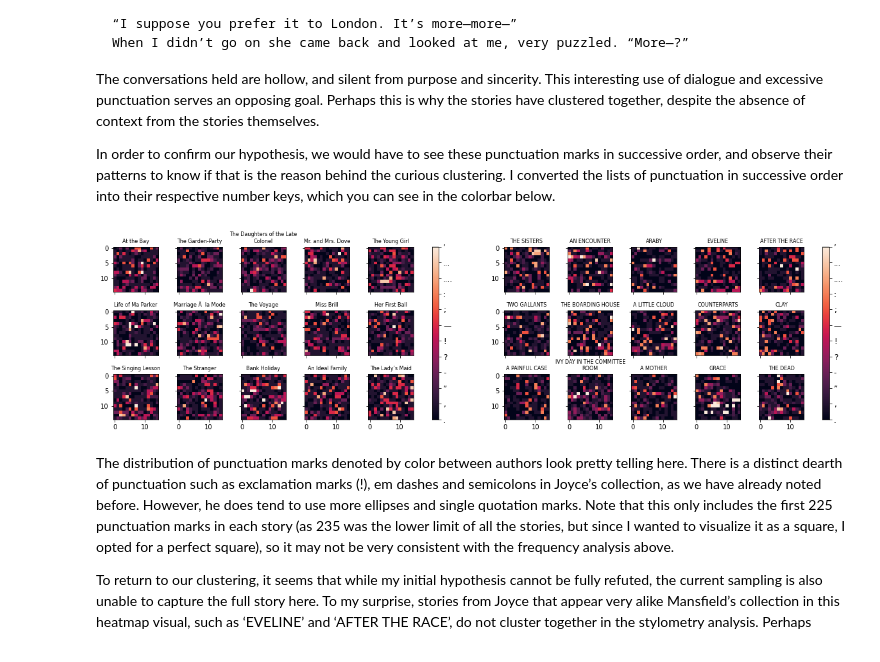
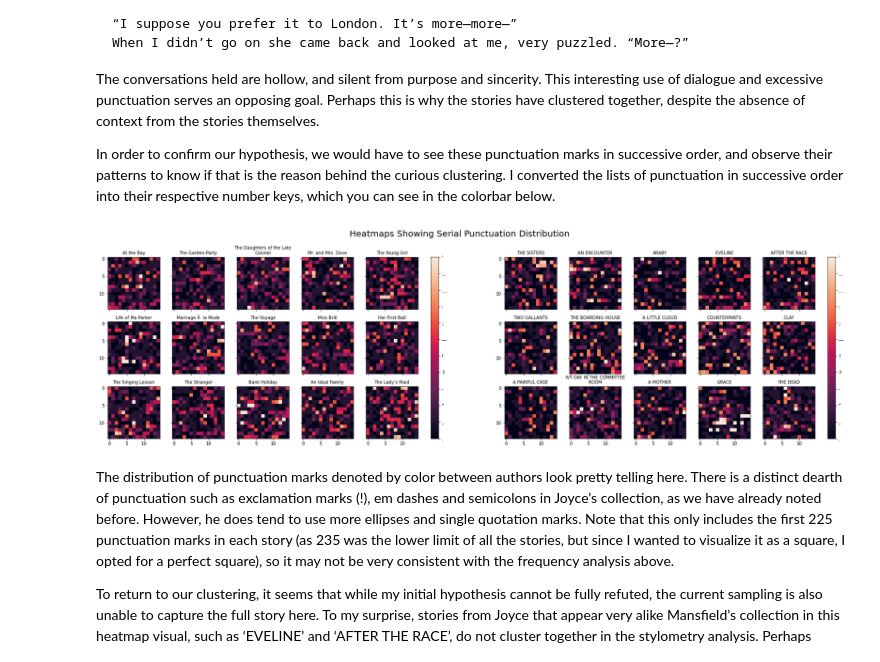
Before and after one commit to vankiee/textual_analysis, a Jupyter notebook: Punctuation_is_Style.ipynb, the cells around one changed output. Drawn from its saved outputs; the diff is of its cells as text; code cells hidden in the pictures.

```diff
--- a/Punctuation_is_Style.ipynb
+++ b/Punctuation_is_Style.ipynb
@@ -202,9 +213,24 @@ df = pd.DataFrame(punctReduced,
 ax = df.plot(kind = 'scatter',
               x = 'Component 1',
               y = 'Component 2',
-             figsize = (8 ,8),
+             figsize = (10, 10),
              c = list('r' * 15 + 'b' * 15))
 
 for title, points in df.iterrows():
   ax.annotate(title, points)
+
+mansfield_label = plt.Circle((0, 0), 0.2,
+                             color = 'red',
+                             label = 'Mansfield',
+                             )
+
+joyce_label = plt.Circle((0, 0), 0.2,
+                             color = 'blue',
+                             label = 'Joyce',
+                             )
+
+plt.legend(handles = [mansfield_label, joyce_label],
+           loc = 'upper right')
+
+_ = plt.suptitle('Stylometric Analysis using PCA', size = 12, y = 0.93)
 # %% [output]
@@ -253,34 +279,36 @@ for index1, index2 in to_num_df.index:
   squared = to_np.reshape(15, 15)
   square_list[index1][index2] = squared
 # %%
-fig = plt.figure(figsize=(20, 25))
-fig_pos = 121
+fig = plt.figure(figsize=(30, 50))
+fig_pos = 521
 
 for author, stories in square_list.items():
   grid = AxesGrid(fig, fig_pos,
                   nrows_ncols=(3, 5),
                   axes_pad=0.4,
                   share_all=True,
                   label_mode="L",
                   cbar_location="right",
                   cbar_mode="single",
                   )
 
   for val, ax, title in zip(stories.values(), grid, stories.keys()):
       im = ax.imshow(val, cmap = 'rocket', vmin=0, vmax=11)
-      ax.set_title('\n'.join(wrap(title,25)), fontsize=8)
+      ax.set_title('\n'.join(wrap(title,25)), fontsize=10)
 
   grid.cbar_axes[0].colorbar(im, ticks=range(12))
 
   for cax in grid.cbar_axes:
       cax.toggle_label(True)
       cax.set_yticklabels(punct_to_num.keys(), fontsize = 12)
 
   fig_pos += 1
 
+plt.suptitle('Heatmaps Showing Serial Punctuation Distribution', size = 20, y = 0.89)
+warnings.filterwarnings('ignore')
 plt.show()
 # %% [output]
-[figure, old version]
+[figure, new version]
 # %% [markdown]
 The distribution of punctuation marks denoted by color between authors look pretty telling here. There is a distinct dearth of punctuation such as exclamation marks (!), em dashes and semicolons in Joyce’s collection, as we have already noted before. However, he does tend to use more ellipses and single quotation marks. Note that this only includes the first 225 punctuation marks in each story (as 235 was the lower limit of all the stories, but since I wanted to visualize it as a square, I opted for a perfect square), so it may not be very consistent with the frequency analysis above.
 
```
Also changed, not shown: parts of 12 cells of this notebook.
